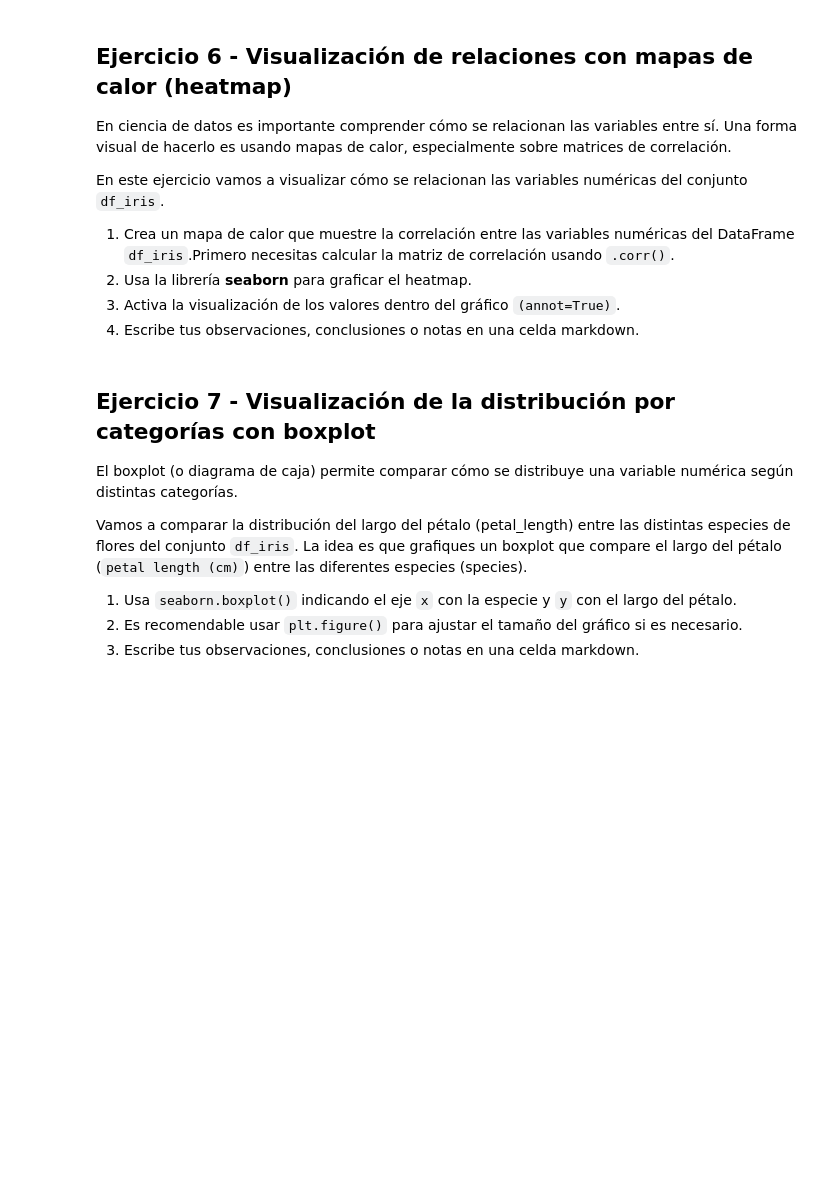
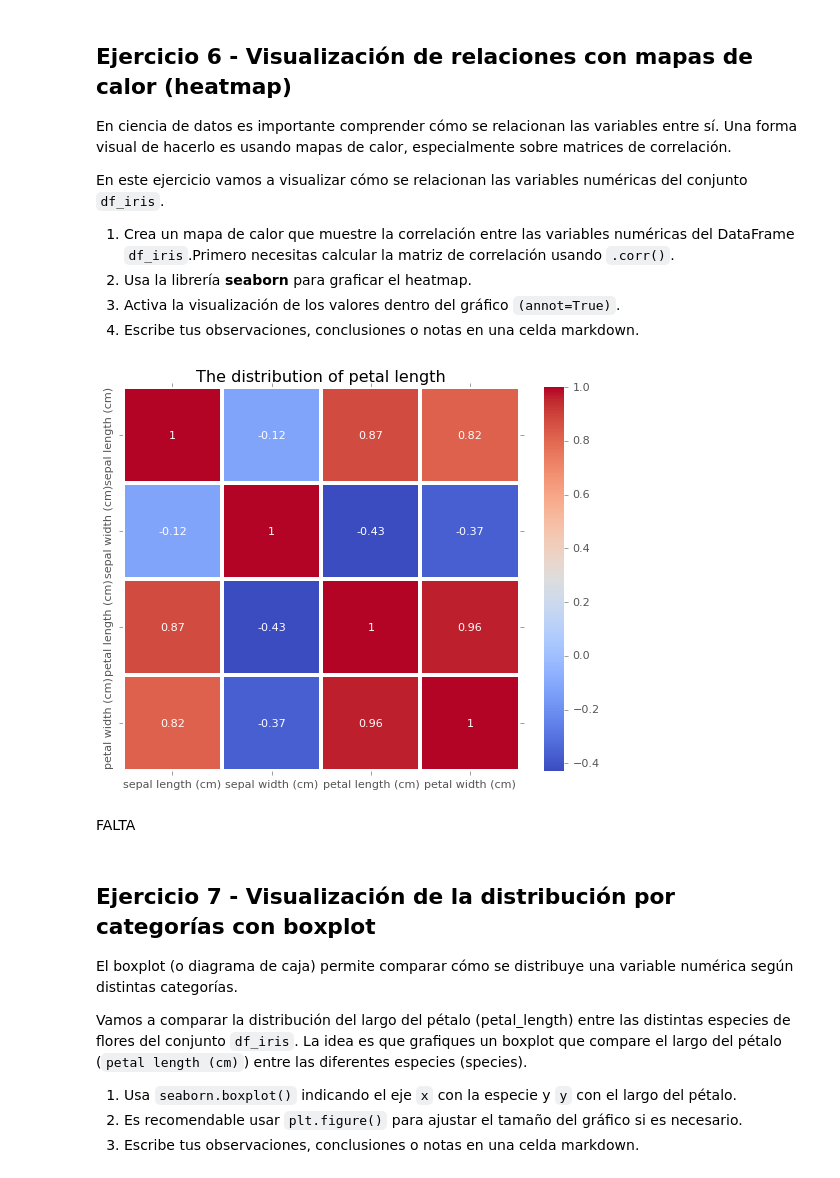
Before and after one commit to 4GeeksAcademy/inetke-proyecto-visualizacion, a Jupyter notebook: notebook/03-project-visualization.ipynb, the cells around one changed output. Saved outputs shown, nothing was run; the diff lists cells and outputs as text; code cells hidden in the pictures; blank space fills up the shorter version.

```diff
--- a/notebook/03-project-visualization.ipynb
+++ b/notebook/03-project-visualization.ipynb
@@ -284,9 +308,15 @@ En este ejercicio vamos a visualizar cómo se relacionan las variables numérica
 3. Activa la visualización de los valores dentro del gráfico `(annot=True)`.
 4. Escribe tus observaciones, conclusiones o notas en una celda markdown.
 # %%
-# Calcular la matriz de correlación
+corr = df_iris.select_dtypes(include=['float64', 'int64']).corr()
 # %%
-# Crear el heatmap
+sns.heatmap(corr, annot=True, cmap='coolwarm', linewidths=3.5)
+plt.title('The distribution of petal length')
+plt.show()
+# %% [output]
+[figure, added]
+# %% [markdown]
+FALTA
 # %% [markdown]
 ## Ejercicio 7 - Visualización de la distribución por categorías con boxplot
 
```
Also changed, not shown: parts of 13 cells of this notebook.
